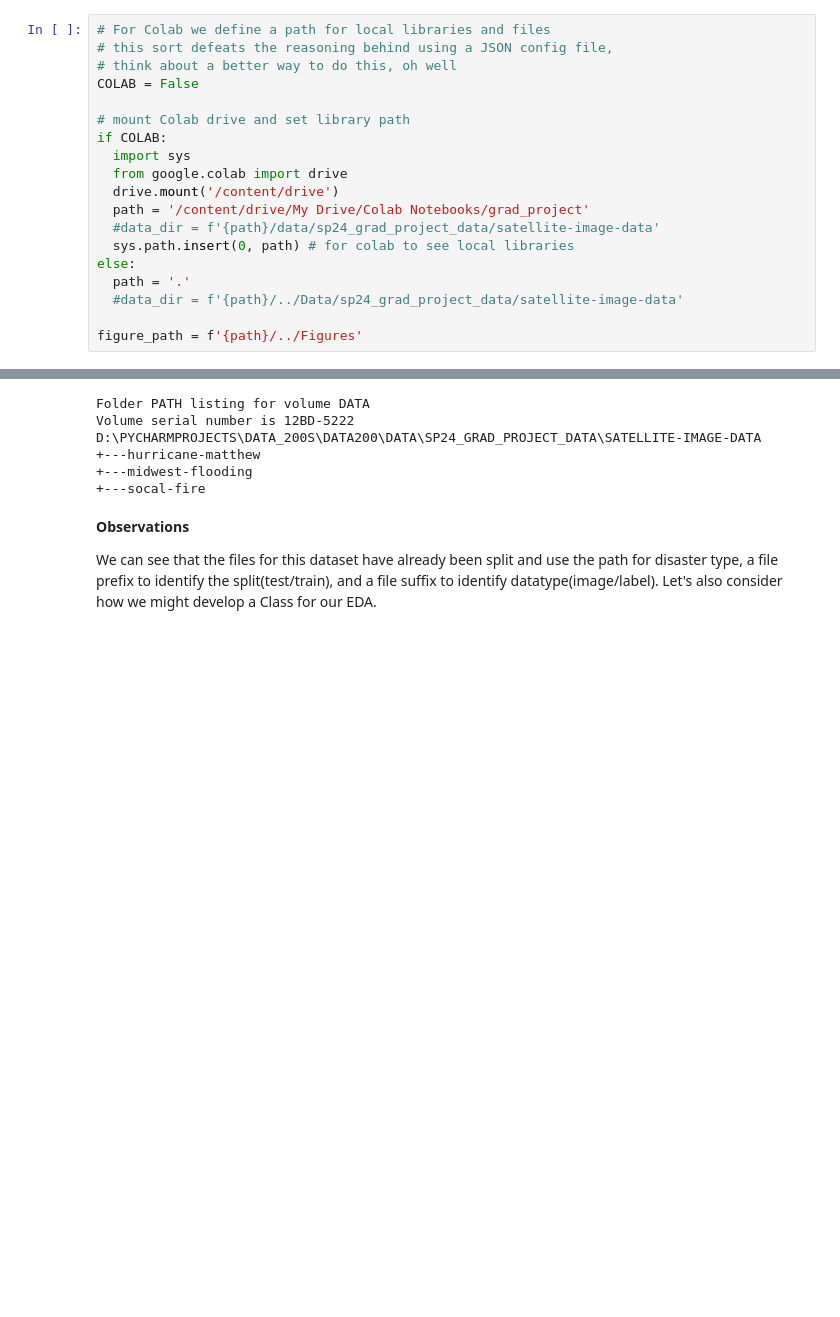
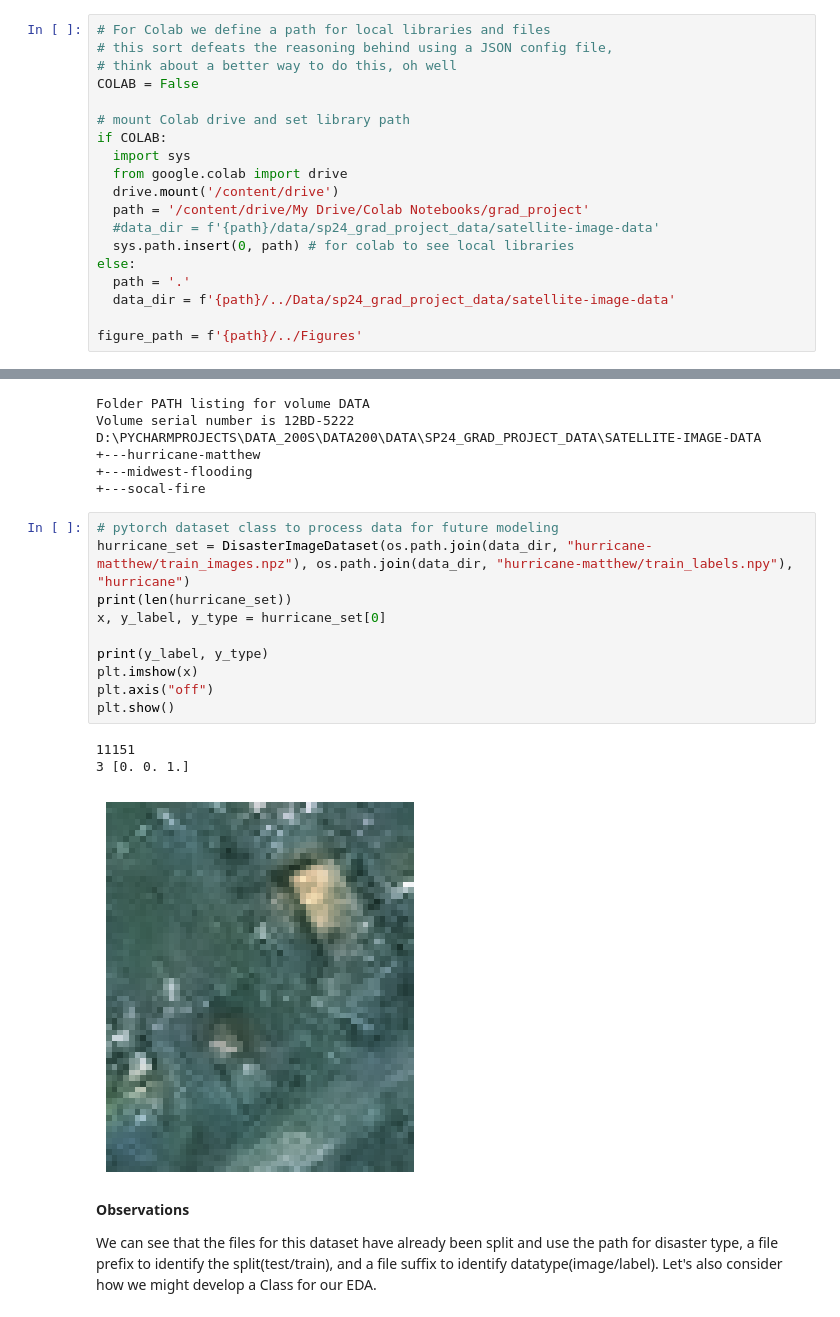
Before and after one commit to fractalclockwork/Data200, a Jupyter notebook: Source/Checkpoint_1_EDA.ipynb, the cells around one changed output, grey strips where cells are left out. Saved outputs shown, nothing was run; the diff lists cells and outputs as text; blank space fills up the shorter version.

Commit message:
create pytorch dataset class for disaster images

```diff
--- a/Source/Checkpoint_1_EDA.ipynb
+++ b/Source/Checkpoint_1_EDA.ipynb
@@ -33,7 +43,7 @@ if COLAB:
   sys.path.insert(0, path) # for colab to see local libraries
 else:
   path = '.'
-  #data_dir = f'{path}/../Data/sp24_grad_project_data/satellite-image-data'
+  data_dir = f'{path}/../Data/sp24_grad_project_data/satellite-image-data'
 
 figure_path = f'{path}/../Figures'
 # %% [markdown]
@@ -100,6 +114,20 @@ D:\PYCHARMPROJECTS\DATA_200S\DATA200\DATA\SP24_GRAD_PROJECT_DATA\SATELLITE-IMAGE
 +---hurricane-matthew
 +---midwest-flooding
 +---socal-fire
+# %%
+# pytorch dataset class to process data for future modeling
+hurricane_set = DisasterImageDataset(os.path.join(data_dir, "hurricane-matthew/train_images.npz"), os.path.join(data_dir, "hurricane-matthew/train_labels.npy"), "hurricane")
+print(len(hurricane_set))
+x, y_label, y_type = hurricane_set[0]
+
+print(y_label, y_type)
+plt.imshow(x)
+plt.axis("off")
+plt.show()
+# %% [output]
+11151
+3 [0. 0. 1.]
+[figure, added]
 # %% [markdown]
 **Observations**
 
```
Also changed, not shown: parts of 3 cells of this notebook, 2 other files.
